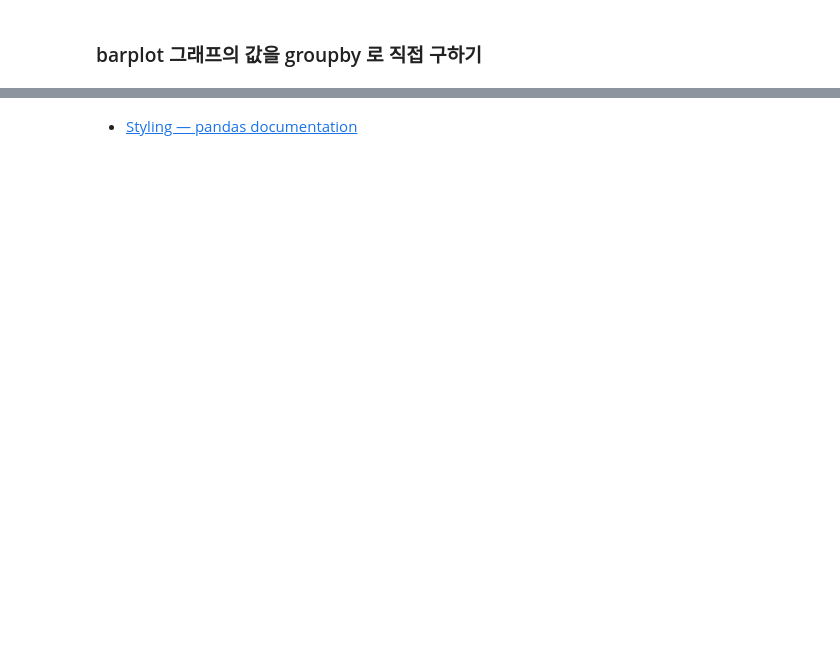
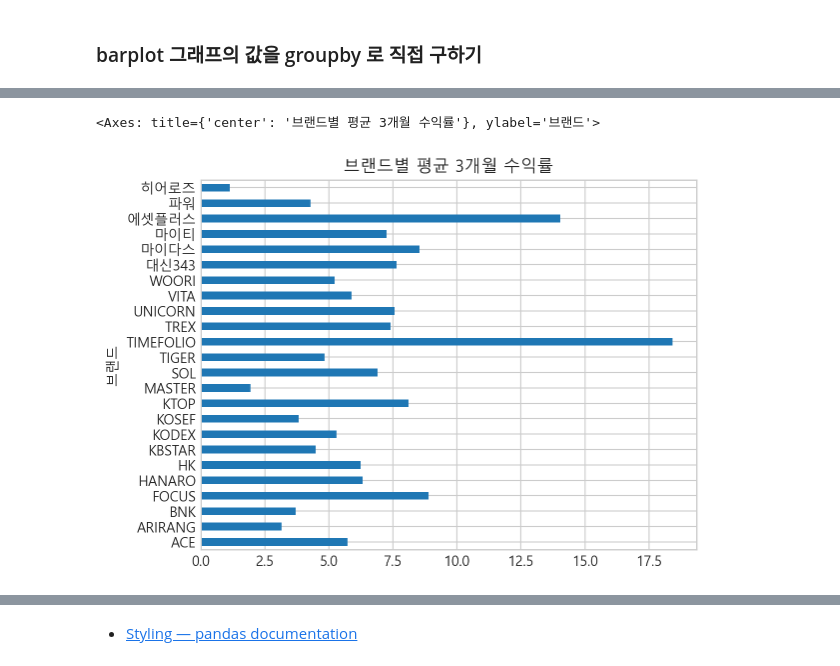
Before and after one commit to jamjamzo/finance-data-analysis, a Jupyter notebook: 4.3 ETF 분석과 시각화-input.ipynb, the cells around one changed output, grey strips where cells are left out. Cells and saved outputs as stored; diff of their text form; code cells hidden in the pictures; blank space fills up the shorter version.

```diff
--- a/4.3 ETF 분석과 시각화-input.ipynb
+++ b/4.3 ETF 분석과 시각화-input.ipynb
@@ -480,4 +511,5 @@ pd.crosstab(df['레버리지'], df['브랜드'], normalize=True) * 100
 ### barplot 그래프의 값을 groupby 로 직접 구하기
 # %%
 # 위 그래프의 평균 값을 직접 계산을 통해 구해 봅니다.
-# brand_3month_mean
+brand_3month_mean = df.groupby('브랜드')['3개월수익률'].mean()
+brand_3month_mean
@@ -484,4 +534,8 @@ pd.crosstab(df['레버리지'], df['브랜드'], normalize=True) * 100
 # %%
 # 위에서 구한 그룹(브랜드)별 평균 3개월 수익률을 그래프로 표현합니다.
+brand_3month_mean.plot.barh(title = '브랜드별 평균 3개월 수익률')
+# %% [output]
+<Axes: title={'center': '브랜드별 평균 3개월 수익률'}, ylabel='브랜드'>
+[figure, added]
 # %%
 # 브랜드가 마이티인 경우의 데이터를 확인합니다.
```
Also changed, not shown: parts of 10 cells of this notebook.
